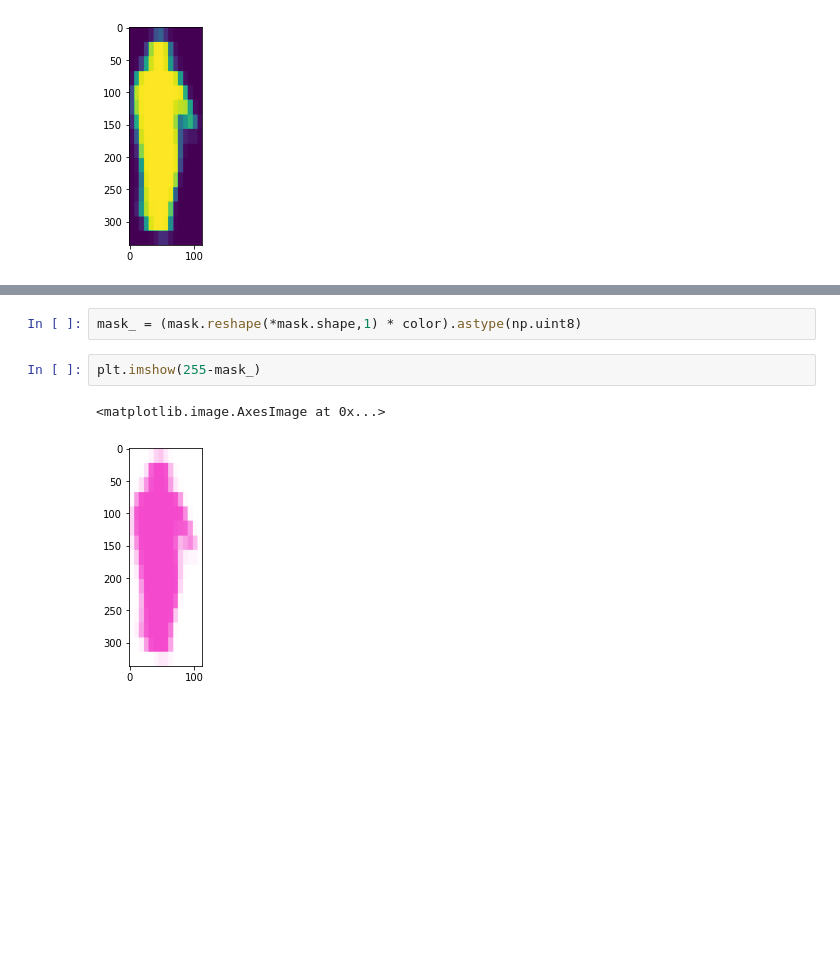
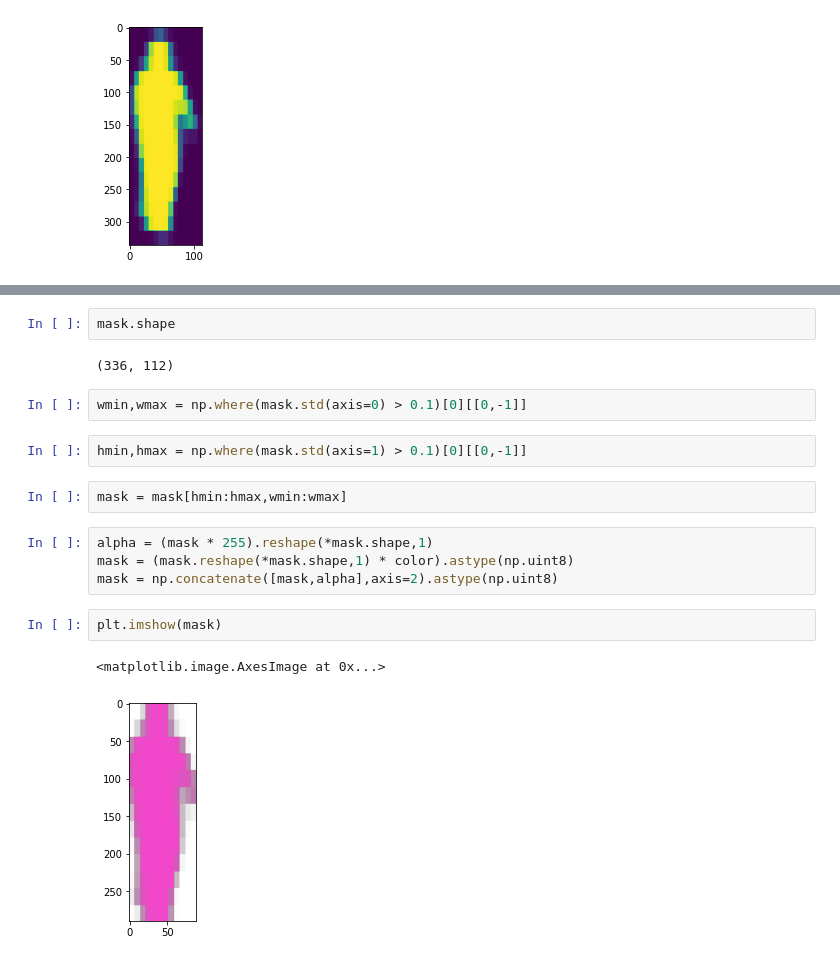
Before and after one commit to angrybayblade/GSOC-code-challange, a Jupyter notebook: Graph Test.ipynb, the cells around one changed output, grey strips where cells are left out. Cells and saved outputs as stored; diff of their text form; blank space fills up the shorter version.

```diff
--- a/Graph Test.ipynb
+++ b/Graph Test.ipynb
@@ -103,7 +99,19 @@ color = 255 - color
+# %%
+mask.shape
+# %% [output]
+(336, 112)
+# %%
+wmin,wmax = np.where(mask.std(axis=0) > 0.1)[0][[0,-1]]
+# %%
+hmin,hmax = np.where(mask.std(axis=1) > 0.1)[0][[0,-1]]
+# %%
+mask = mask[hmin:hmax,wmin:wmax]
 # %%
-mask_ = (mask.reshape(*mask.shape,1) * color).astype(np.uint8)
+alpha = (mask * 255).reshape(*mask.shape,1)
+mask = (mask.reshape(*mask.shape,1) * color).astype(np.uint8)
+mask = np.concatenate([mask,alpha],axis=2).astype(np.uint8)
 # %%
-plt.imshow(255-mask_)
+plt.imshow(mask)
 # %% [output]
 <matplotlib.image.AxesImage at 0x...>
-[figure, old version]
+[figure, new version]
```
Also changed, not shown: parts of 2 cells of this notebook, 18 other files.
